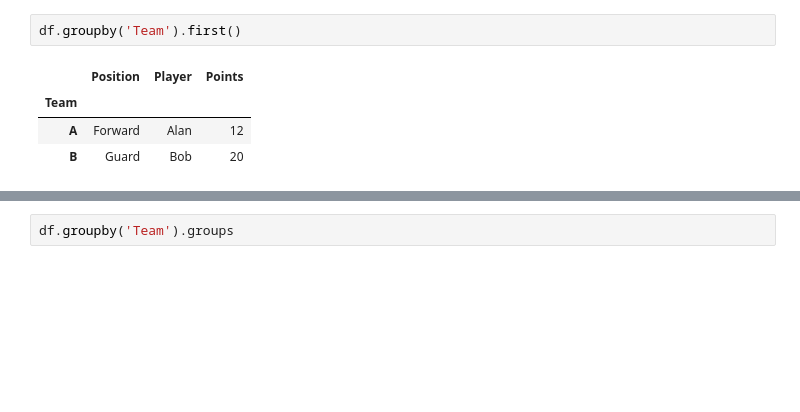
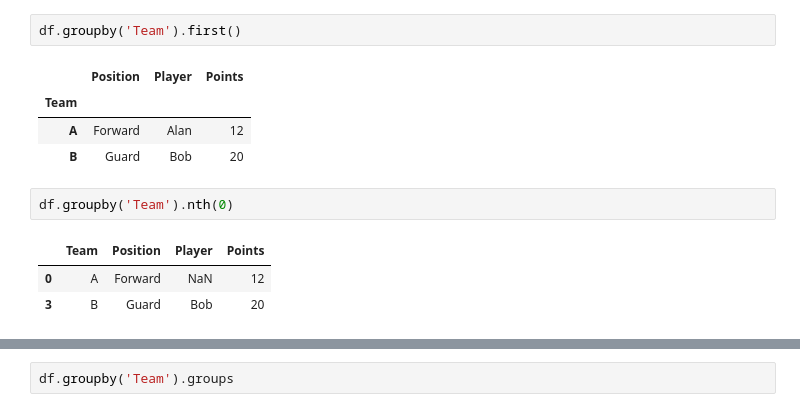
Before and after one commit to fateme-alk/learning, a Jupyter notebook: IBM_data_analysis/module1/IBM_data_analysis.ipynb, the cells around one changed output, grey strips where cells are left out. Drawn from its saved outputs; the diff is of its cells as text; blank space fills up the shorter version.

```diff
--- a/IBM_data_analysis/module1/IBM_data_analysis.ipynb
+++ b/IBM_data_analysis/module1/IBM_data_analysis.ipynb
@@ -1152,3 +1183,9 @@ df.groupby('Team').first()
 | Team |  |  |  |
 | A | Forward | Alan | 12 |
 | B | Guard | Bob | 20 |
+# %%
+df.groupby('Team').nth(0)
+# %% [output]
+|  | Team | Position | Player | Points |
+| 0 | A | Forward | NaN | 12 |
+| 3 | B | Guard | Bob | 20 |
```
Also changed, not shown: parts of 10 cells of this notebook.
